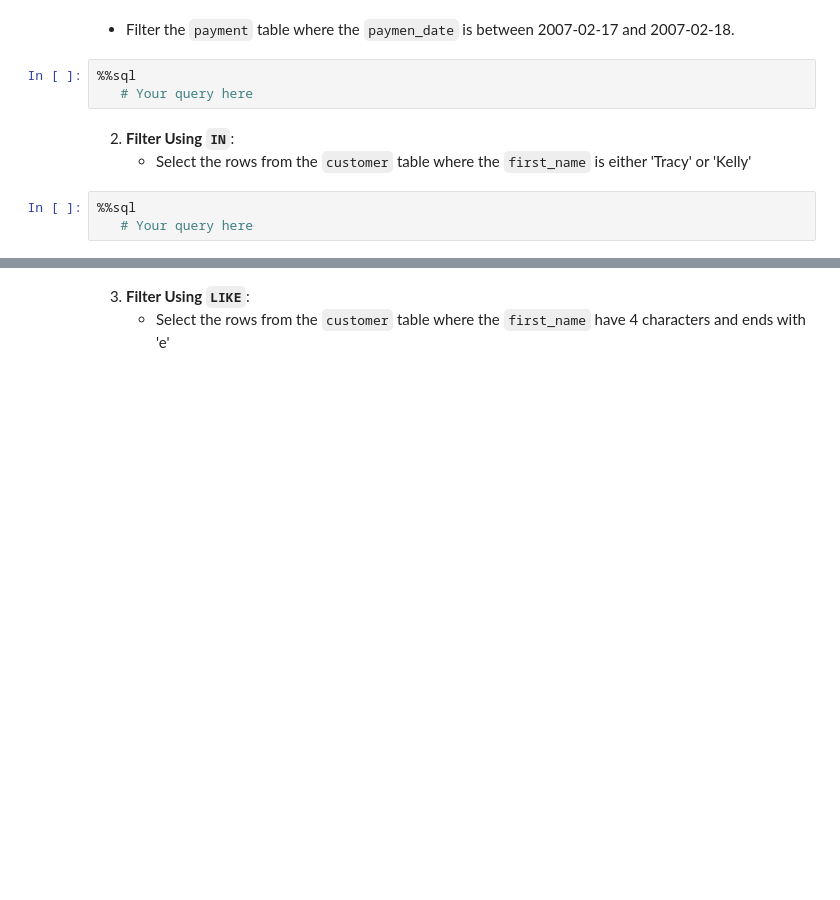
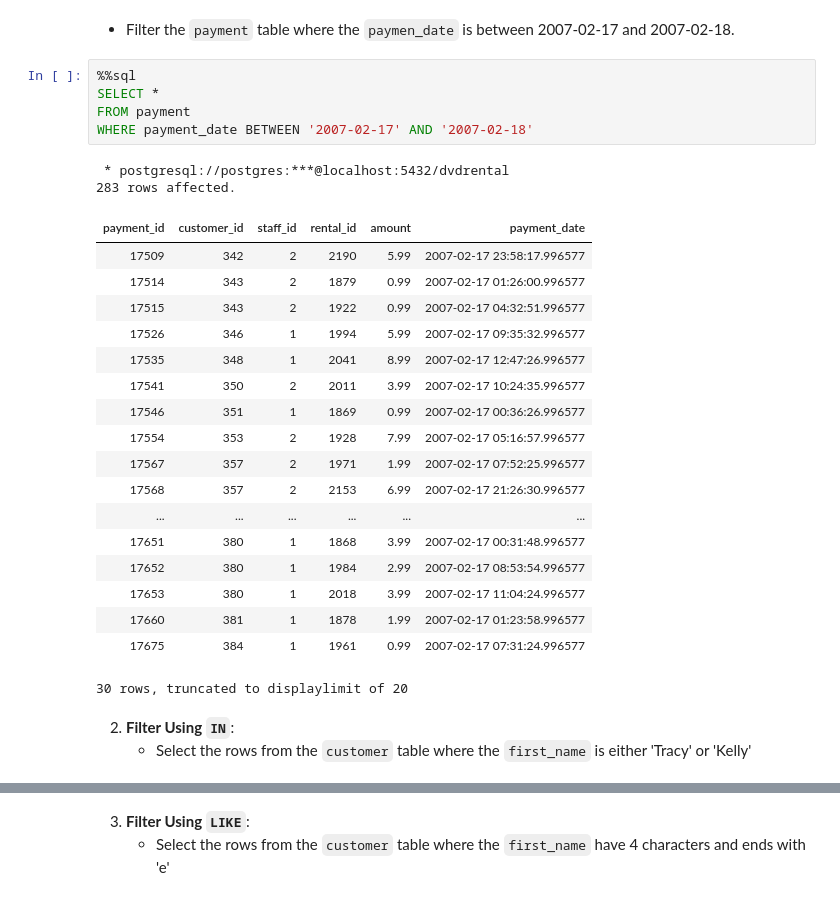
Before and after one commit to TRU-DASC/tru-dasc-5410-dasc5410_worksheet3-dasc5410_worksheet3-1, a Jupyter notebook: worksheet3.ipynb, the cells around one changed output, grey strips where cells are left out. Drawn from its saved outputs; the diff is of its cells as text; blank space fills up the shorter version.

```diff
--- a/worksheet3.ipynb
+++ b/worksheet3.ipynb
@@ -125,12 +127,32 @@ FROM rental
 # %% [markdown]
    - Filter the `payment` table where the `paymen_date` is between 2007-02-17 and 2007-02-18.
-# %%
-%%sql
-   # Your query here
+# %%
+%%sql
+SELECT *
+FROM payment
+WHERE payment_date BETWEEN '2007-02-17' AND '2007-02-18'
+# %% [output]
+ * postgresql://postgres:***@localhost:5432/dvdrental
+283 rows affected.
+| payment_id | customer_id | staff_id | rental_id | amount | payment_date |
+| 17509 | 342 | 2 | 2190 | 5.99 | 2007-02-17 23:58:17.996577 |
+| 17514 | 343 | 2 | 1879 | 0.99 | 2007-02-17 01:26:00.996577 |
+| 17515 | 343 | 2 | 1922 | 0.99 | 2007-02-17 04:32:51.996577 |
+| 17526 | 346 | 1 | 1994 | 5.99 | 2007-02-17 09:35:32.996577 |
+| 17535 | 348 | 1 | 2041 | 8.99 | 2007-02-17 12:47:26.996577 |
+| 17541 | 350 | 2 | 2011 | 3.99 | 2007-02-17 10:24:35.996577 |
+| 17546 | 351 | 1 | 1869 | 0.99 | 2007-02-17 00:36:26.996577 |
+| 17554 | 353 | 2 | 1928 | 7.99 | 2007-02-17 05:16:57.996577 |
+| 17567 | 357 | 2 | 1971 | 1.99 | 2007-02-17 07:52:25.996577 |
+| 17568 | 357 | 2 | 2153 | 6.99 | 2007-02-17 21:26:30.996577 |
+| ... | ... | ... | ... | ... | ... |
+| 17651 | 380 | 1 | 1868 | 3.99 | 2007-02-17 00:31:48.996577 |
+| 17652 | 380 | 1 | 1984 | 2.99 | 2007-02-17 08:53:54.996577 |
+| 17653 | 380 | 1 | 2018 | 3.99 | 2007-02-17 11:04:24.996577 |
+| 17660 | 381 | 1 | 1878 | 1.99 | 2007-02-17 01:23:58.996577 |
+| 17675 | 384 | 1 | 1961 | 0.99 | 2007-02-17 07:31:24.996577 |
+30 rows, truncated to displaylimit of 20
 # %% [markdown]
 
 2. **Filter Using `IN`**:
    - Select the rows from the `customer` table where the `first_name` is either 'Tracy' or 'Kelly'
-# %%
-%%sql
-   # Your query here
```
Also changed, not shown: parts of 7 cells of this notebook.
